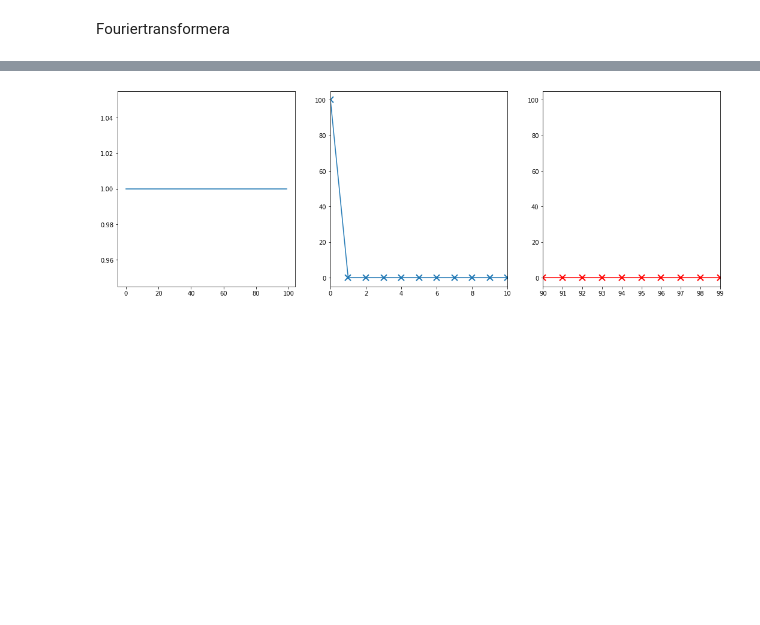
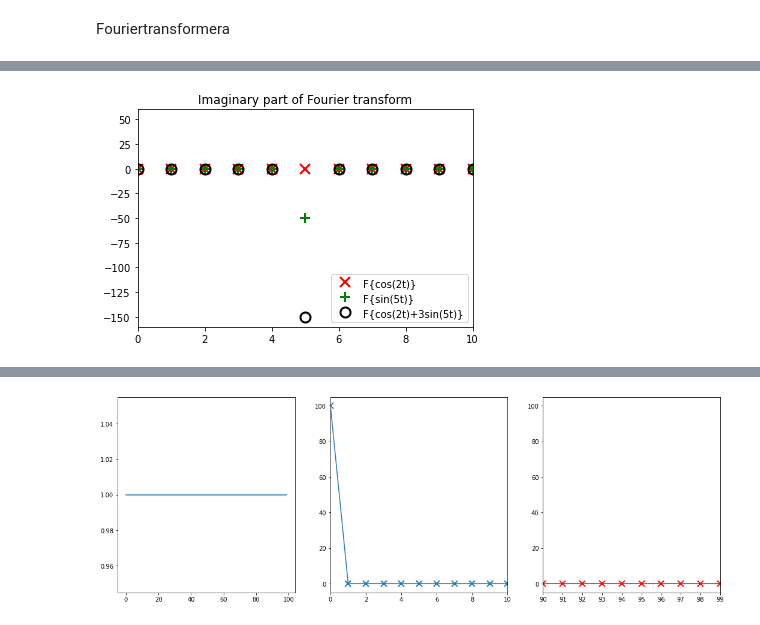
Before and after one commit to anbergman/expmetII, a Jupyter notebook: Notebooks/FFT/FFT_introduktion.ipynb, the cells around one changed output, grey strips where cells are left out. Cells and saved outputs as stored; diff of their text form; code cells hidden in the pictures; blank space fills up the shorter version.

```diff
--- a/Notebooks/FFT/FFT_introduktion.ipynb
+++ b/Notebooks/FFT/FFT_introduktion.ipynb
@@ -94,0 +75,12 @@ for nu in range(N_s):
+# %%
+plt.figure()
+plt.title('Imaginary part of Fourier transform')
+plt.plot(k,Ci,'rx',label='F{cos(2t)}')
+plt.plot(k,Si,'g+',label='F{sin(5t)}')
+plt.plot(k,Fi,'ko',label='F{cos(2t)+3sin(5t)}')
+plt.xlim(0,10)
+plt.ylim(-160,60)
+plt.legend(loc=4)
+plt.show()
+# %% [output]
+[figure, added]
```
Also changed, not shown: parts of 15 cells of this notebook, 1 other file.
